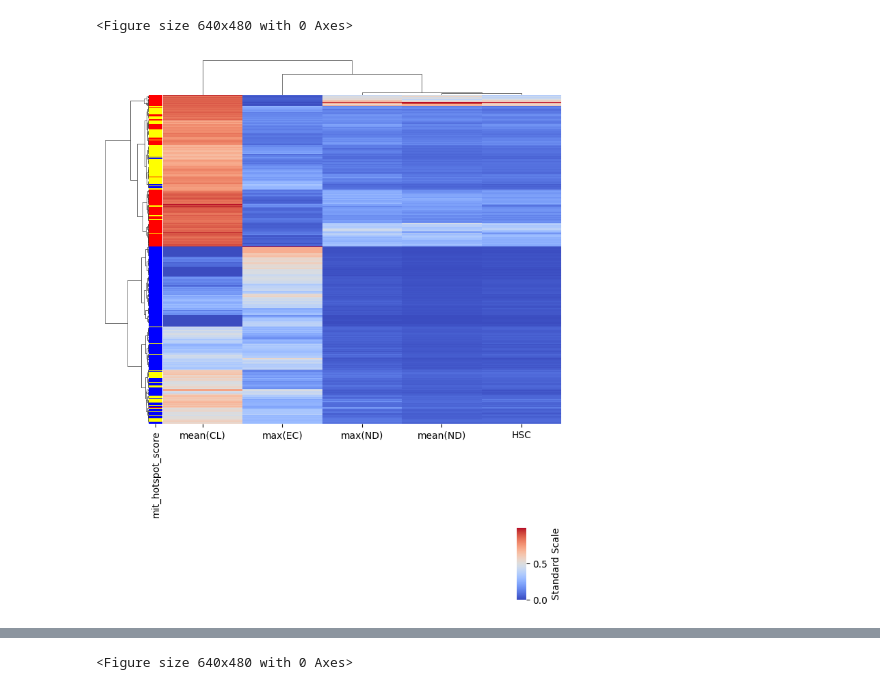
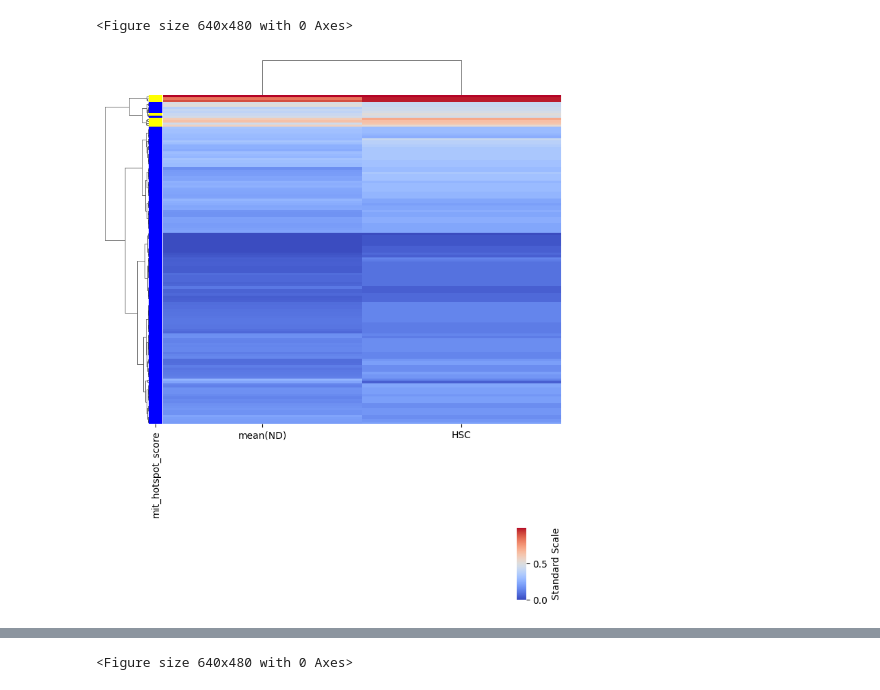
Before and after one commit to mostafajahanifar/pacman, a Jupyter notebook: test_biclustering.ipynb, the cells around one changed output, grey strips where cells are left out. Drawn from its saved outputs; the diff is of its cells as text; code cells hidden in the pictures.

```diff
--- a/test_biclustering.ipynb
+++ b/test_biclustering.ipynb
@@ -5,19 +5,12 @@ import numpy as np
 from sklearn.preprocessing import StandardScaler
 from copy import deepcopy
 
-discov_val_feats_path = '/mnt/gpfs01/lsf-workspace/u2070124/Data/Data/pancancer/tcga_features_clinical_merged.csv'
+discov_val_feats_path = '/mnt/gpfs01/lsf-workspace/u2070124/Data/Data/pancancer/tcga_features_final.csv'
 discov_df = pd.read_csv(discov_val_feats_path)
 feats_list = pd.read_csv('noncorrolated_feature_list_2.csv', header=None)[0].to_list()
 feats_list = [feat for feat in feats_list if feat not in ["mit_clusterCoff_max", "mit_hotspot_score"]]
 feats_list = [
-    "mit_cenEigen_max",
-    # "mit_cenEigen_min",
-    # "mit_cenCloseness_min",
-    # "mit_cenDegree_mean",
-    # "mit_wsi_count",
-    # "mit_clusterCoff_perc10",
-    "mit_clusterCoff_mean",
-    "mit_nodeDegrees_max",
+    # "mit_clusterCoff_mean",
     "mit_nodeDegrees_mean",
     "mit_hotspot_count",
     # "mit_cenDegree_std",
@@ -27,10 +20,10 @@ feats_list = [
 ]
 
 df = discov_df[['type']+feats_list]
-invalid_cancers = ['MESO', 'UVM', 'TGCT', 'THYM', 'THCA', 'LAML', 'DLBC', 'UCS', 'SARC', 'CHOL', 'PRAD', 'ACC']  # with kept PCPG
+invalid_cancers = ['UVM'] #  ['MESO', 'UVM', 'TGCT', 'THYM', 'THCA', 'LAML', 'DLBC', 'UCS', 'SARC', 'CHOL', 'PRAD', 'ACC']  # with kept PCPG
 df = df[~df['type'].isin(invalid_cancers)]
-df['type'] = df['type'].replace('COAD', 'COADREAD')
-df['type'] = df['type'].replace('READ', 'COADREAD')
+df['type'] = df['type'].replace(['COAD', 'READ'], 'COADREAD')
+df['type'] = df['type'].replace(['GBM', 'LGG'], 'GBMLGG')
 
 # Replace positive infinite values with the maximum finite value in the DataFrame
 df = df.replace(np.inf, np.nan)
@@ -45,7 +38,7 @@ import matplotlib.patches as mpatches
 from utils import get_colors_dict, featre_to_tick
 
 
-df = df_ref[df_ref['type']=='BRCA']
+df = df_ref[df_ref['type']=='PCPG']
 cancer_types = df['type'].unique()
 
 col_colors = discov_df["mit_hotspot_score"].iloc[df.index.to_list()].map({0:"black", 1:"blue", 2:"yellow", 3:"red"})
@@ -70,34 +63,34 @@ q_hi  = df.quantile(0.99)
 # df=(df-df.mean())/df.std()
 df=(df-df.min())/(df.max()-df.min()+0.0000001)
 # df=(df-df.quantile(0.01))/(df.quantile(0.99)-df.quantile(0.01))
 # df = df.dropna()
 
 # plt.figure(),
 # g = sns.clustermap(df,cmap='seismic',row_cluster=True,method='ward',col_cluster=False,row_colors=col_colors, standard_scale=0, cbar_kws={"shrink": 0.5})
 # legend_patches = [mpatches.Patch(color=lut[i], label=i) for i in cancer_types]
 # # plt.legend(handles=legend_patches, bbox_to_anchor=(10, -5), loc='center', ncol=len(cancer_types)//4)
 # plt.title('Row Clustering')
 
 # plt.figure(),
 # g = sns.clustermap(df,cmap='seismic',row_cluster=False,method='ward',col_cluster=True,row_colors=col_colors, standard_scale=0, cbar_kws={"shrink": 0.5})
 # legend_patches = [mpatches.Patch(color=lut[i], label=i) for i in cancer_types]
 # # plt.legend(handles=legend_patches, bbox_to_anchor=(10, -5), loc='center', ncol=len(cancer_types)//4)
 # plt.title('Column Clustering')
 
 plt.figure(),
 g = sns.clustermap(df,cmap='coolwarm',row_cluster=True,method='ward',col_cluster=True,
                    row_colors=col_colors,
                    standard_scale=None, z_score=None,
                    figsize=(7, 7), yticklabels=False, cbar_pos=(0.885, -0.15, 0.02, 0.15), cbar_kws={"label": "Standard Scale"}, dendrogram_ratio=(0.1,0.1)
                    )
 # legend_patches = [mpatches.Patch(color=lut[i], label=i) for i in cancer_types]
 # plt.legend(handles=legend_patches, bbox_to_anchor=(-20, 0.5), loc='center', ncol=len(cancer_types)//4, title="Type")
 
 # plt.savefig("explain_features/feature_biclustering.png", bbox_inches = 'tight', pad_inches = 0, dpi=600)
 # plt.savefig("explain_features/feature_biclustering.pdf", bbox_inches = 'tight', pad_inches = 0, dpi=600)
 # %% [output]
 <Figure size 640x480 with 0 Axes>
-[figure, old version]
+[figure, new version]
 # %%
 # calculate and save dendogram clusters of patients
 import os
```
Also changed, not shown: parts of 6 cells of this notebook, 22 other files.
